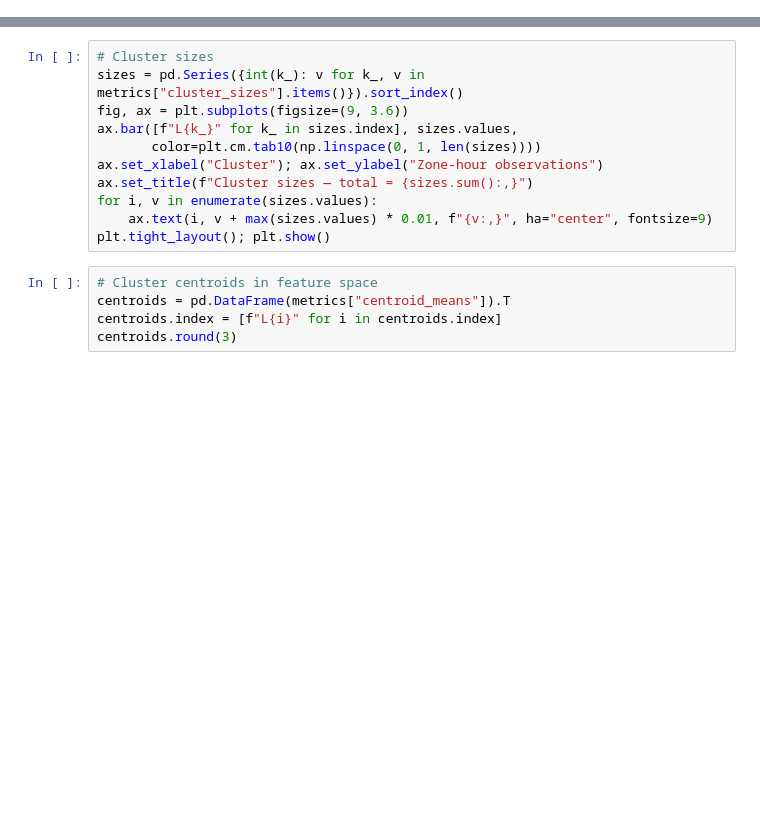
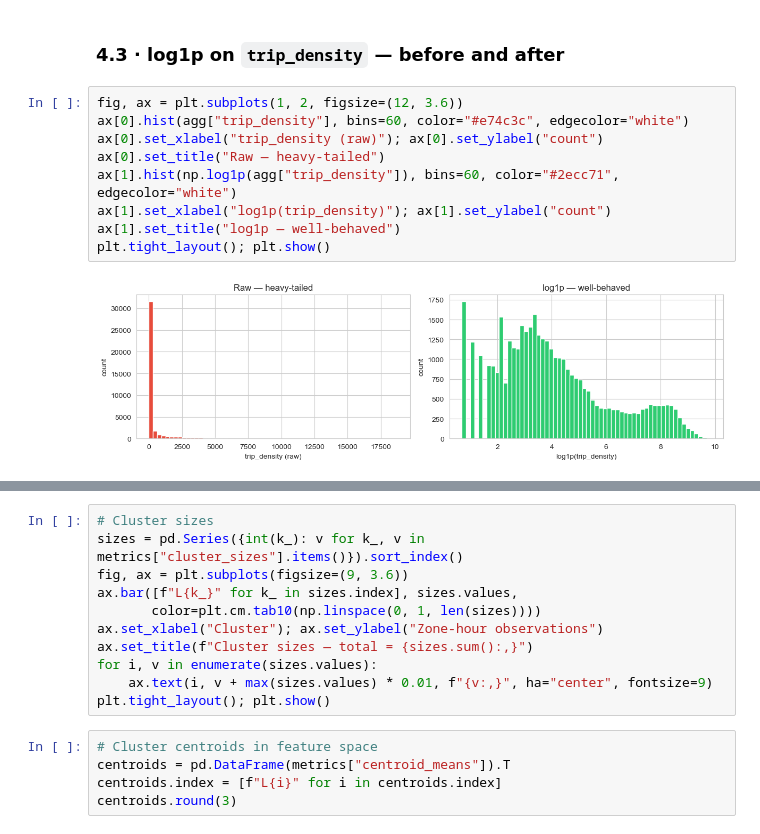
Before and after one commit to Bhardwaj-1983/Traffic_Congestion, a Jupyter notebook: notebooks/Traffic_Congestion_Submission.ipynb, the cells around one changed output, grey strips where cells are left out. Saved outputs shown, nothing was run; the diff lists cells and outputs as text; blank space fills up the shorter version.

```diff
--- a/notebooks/Traffic_Congestion_Submission.ipynb
+++ b/notebooks/Traffic_Congestion_Submission.ipynb
@@ -321,0 +528,13 @@ plt.tight_layout(); plt.show()
+# %% [markdown]
+### 4.3 · log1p on `trip_density` — before and after
+# %%
+fig, ax = plt.subplots(1, 2, figsize=(12, 3.6))
+ax[0].hist(agg["trip_density"], bins=60, color="#e74c3c", edgecolor="white")
+ax[0].set_xlabel("trip_density (raw)"); ax[0].set_ylabel("count")
+ax[0].set_title("Raw — heavy-tailed")
+ax[1].hist(np.log1p(agg["trip_density"]), bins=60, color="#2ecc71", edgecolor="white")
+ax[1].set_xlabel("log1p(trip_density)"); ax[1].set_ylabel("count")
+ax[1].set_title("log1p — well-behaved")
+plt.tight_layout(); plt.show()
+# %% [output]
+[figure, added]
```
Also changed, not shown: parts of 59 cells of this notebook, 3 other files.
